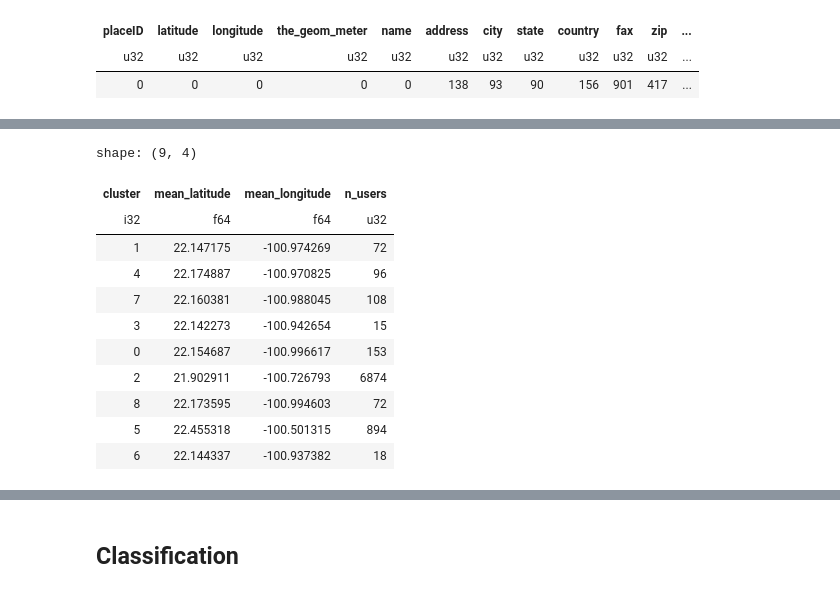
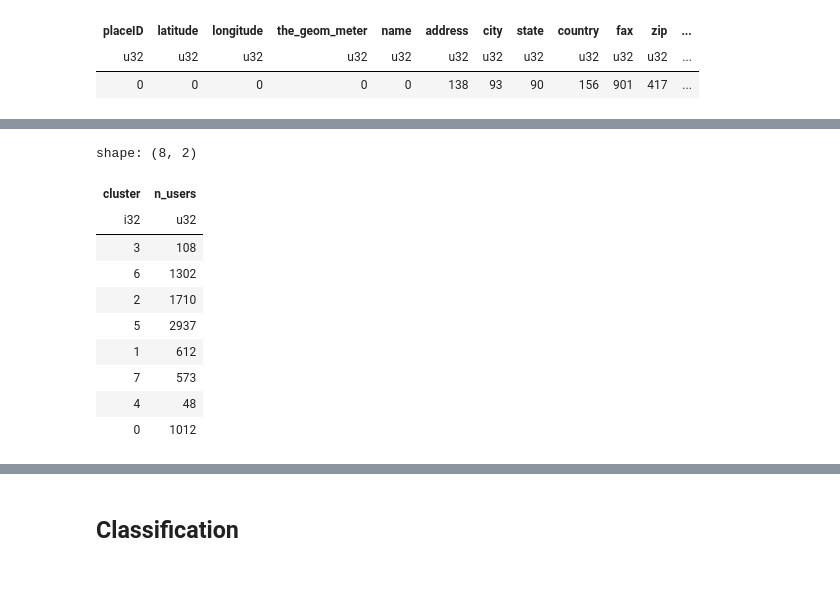
Before and after one commit to laurenally28/mktg3501project, a Jupyter notebook: main.ipynb, the cells around one changed output, grey strips where cells are left out. Cells and saved outputs as stored; diff of their text form; code cells hidden in the pictures.

```diff
--- a/main.ipynb
+++ b/main.ipynb
@@ -385,6 +383,6 @@ shape: (5, 30)
 | "U1077" | 135038 | 2 | 2 | 1 | 22.155651 | -100.977767 | "0101000020957F0000506149736E47… | "Restaurant la Chalita" | "Guajardo Sn San Luis Potosi Ce… | ... |
 | "U1077" | 135038 | 2 | 2 | 1 | 22.155651 | -100.977767 | "0101000020957F0000506149736E47… | "Restaurant la Chalita" | "Guajardo Sn San Luis Potosi Ce… | ... |
 # %%
-restaurant_data = joined_rest_df.drop(["fax", "zip", "url", "Rpayment","days", "area", "hours", "other_services", "Rpayment"])
+restaurant_data = joined_rest_df.drop(["fax", "zip", "url", "Rpayment","days", "area", "hours", "other_services", "Rpayment", "address", "city", "state", "the_geom_meter", "latitude", "longitude"])
 restaurant_data.head()
 # %% [output]
@@ -399,17 +397,15 @@ shape: (5, 22)
 # %%
-id_cols = restaurant_data.select(["placeID"])
-categorical_rest_cols = [
-    "the_geom_meter","name", "address", "city", "state", "country",
-    "alcohol", "smoking_area", "dress_code", "accessibility", "price", "Rambience",
+id_cols = restaurant_data.select(["placeID", "userID"])
+categorical_rest_cols = ["alcohol", "smoking_area", "dress_code", "accessibility", "price", "Rambience",
     "franchise", "Rcuisine", "parking_lot", "rating",
-    "food_rating", "service_rating", "the_geom_meter"
+    "food_rating", "service_rating", "name", "country"
 ]
 
 # One-hot encode
 restaurant_data_dummies = restaurant_data.to_dummies(columns=categorical_rest_cols)
-features_only = restaurant_data_dummies.drop(["placeID"])
+features_only = restaurant_data_dummies.drop(["placeID", "userID"])
 # %%
-rest_df_pd = restaurant_data_dummies.to_pandas()
+rest_df_pd = features_only.to_pandas()
 
 # Scale the data
 scaler = StandardScaler()
@@ -438,7 +434,7 @@ fig = px.line(elbow_df, x="k", y="inertia", markers=True,
 fig.update_layout(xaxis=dict(dtick=1), template="plotly_white")
 fig.show()
 # %%
-num_clusters = 9
+num_clusters = 8
 kmeans = KMeans(n_clusters=num_clusters, random_state=42)
 clusters = kmeans.fit_predict(rest_df_scaled)
 
@@ -449,25 +445,22 @@ fig = px.histogram(final_rest_df, x="cluster", title="Restaurant Count by Cluste
 fig.show()
 # %%
 rest_segment_summary = final_rest_df.group_by('cluster').agg([
-    pl.mean('latitude').alias('mean_latitude'),
-    pl.mean('longitude').alias('mean_longitude'),
     pl.len().alias('n_users')
 ])
 
 rest_segment_summary
 # %% [output]
-shape: (9, 4)
+shape: (8, 2)
-| cluster | mean_latitude | mean_longitude | n_users |
-| i32 | f64 | f64 | u32 |
-| 1 | 22.147175 | -100.974269 | 72 |
-| 4 | 22.174887 | -100.970825 | 96 |
-| 7 | 22.160381 | -100.988045 | 108 |
-| 3 | 22.142273 | -100.942654 | 15 |
-| 0 | 22.154687 | -100.996617 | 153 |
-| 2 | 21.902911 | -100.726793 | 6874 |
-| 8 | 22.173595 | -100.994603 | 72 |
-| 5 | 22.455318 | -100.501315 | 894 |
-| 6 | 22.144337 | -100.937382 | 18 |
+| cluster | n_users |
+| i32 | u32 |
+| 3 | 108 |
+| 6 | 1302 |
+| 2 | 1710 |
+| 5 | 2937 |
+| 1 | 612 |
+| 7 | 573 |
+| 4 | 48 |
+| 0 | 1012 |
 # %%
 final_user_df.head()
 # %% [output]
```
Also changed, not shown: parts of 25 cells of this notebook.
